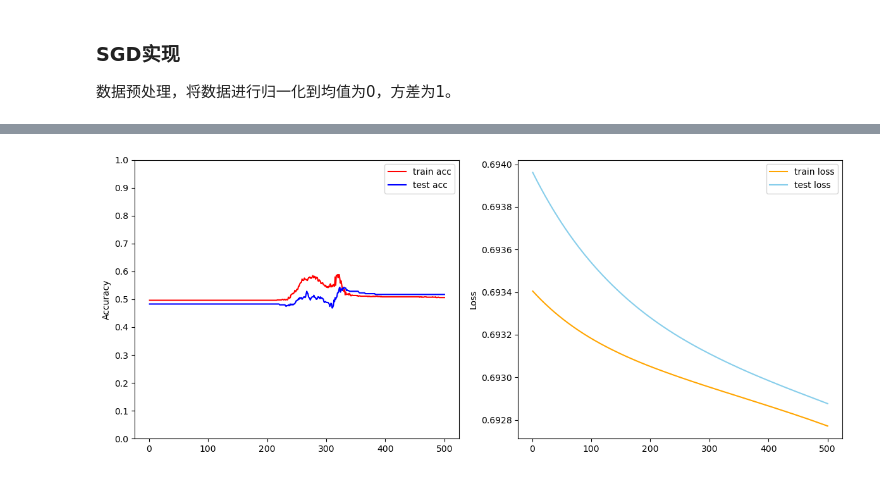
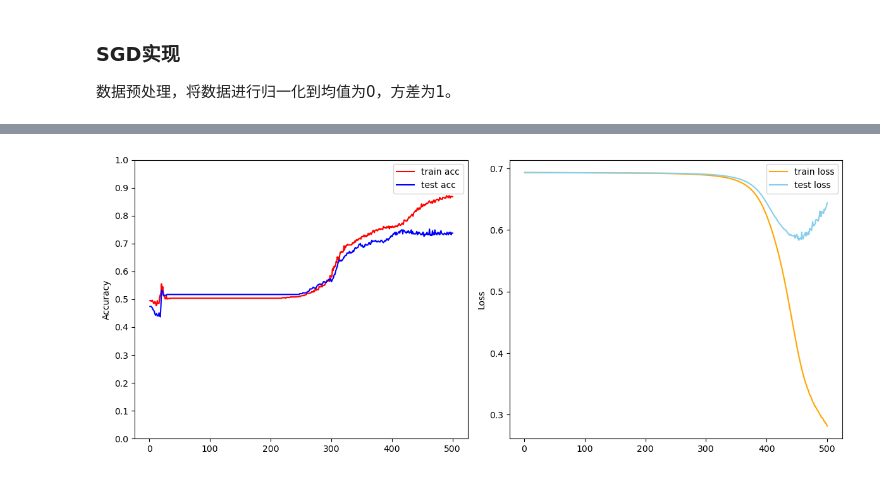
Before and after one commit to Diagle/bioinfo-dl-tutorial, a Jupyter notebook: docs/02PythonBasis/2.4、Torch/2.5.7 优化算法.ipynb, the cells around one changed output, grey strips where cells are left out. Saved outputs shown, nothing was run; the diff lists cells and outputs as text; code cells hidden in the pictures.

```diff
--- a/docs/02PythonBasis/2.4、Torch/2.5.7 优化算法.ipynb
+++ b/docs/02PythonBasis/2.4、Torch/2.5.7 优化算法.ipynb
@@ -691,7 +691,8 @@ test  loss:0.732263     test  acc:0.71143
 # %%
+# 单样本，即随机梯度下降SGD
 batch_size = 1
 dropout = 0
-lr = 1e-5
+lr = 5e-5
 epochs = 500
 net = MLP(features.shape[1], [512, 256, 64], 2, dropout)
 net.to(device=TryGpu())
@@ -724,2 +725,2 @@ test  loss:0.692877     test  acc:0.51714
-[figure, old version]
+[figure, new version]
 # %%
```
Also changed, not shown: parts of 33 cells of this notebook, 5 other files.
